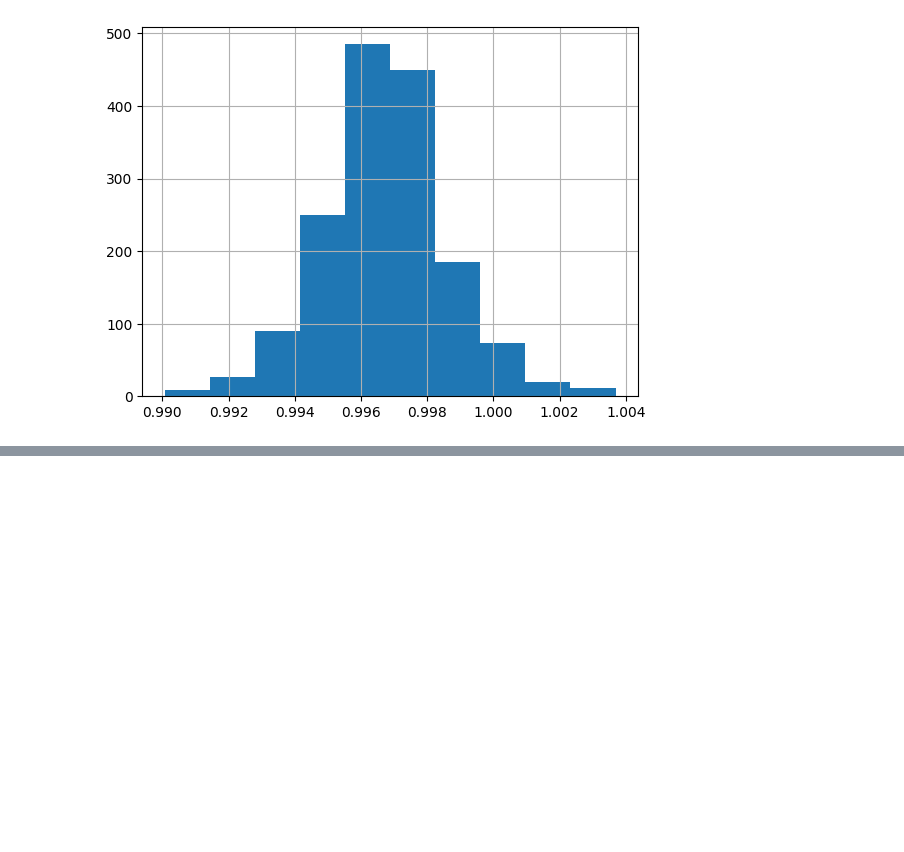
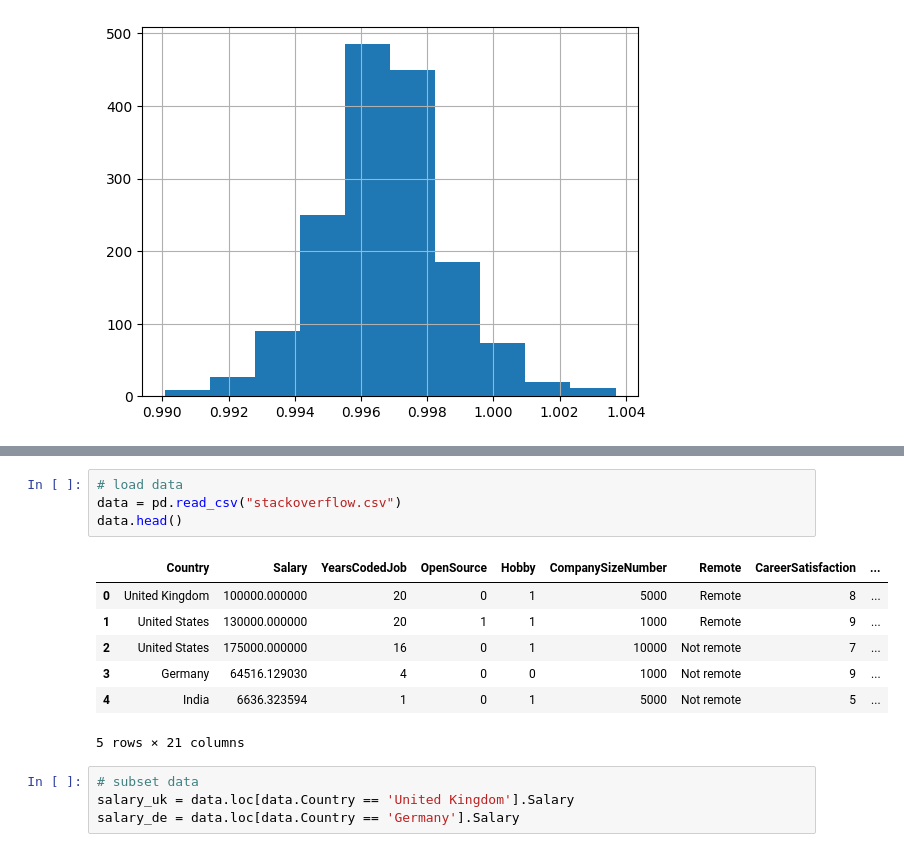
Before and after one commit to TimoCodez/Python-BIA, a Jupyter notebook: Intermediary_statistics.ipynb, the cells around one changed output, grey strips where cells are left out. Saved outputs shown, nothing was run; the diff lists cells and outputs as text; blank space fills up the shorter version.

```diff
--- a/Intermediary_statistics.ipynb
+++ b/Intermediary_statistics.ipynb
@@ -133,0 +140,16 @@ df.density.hist()
+# %%
+# load data
+data = pd.read_csv("stackoverflow.csv")
+data.head()
+# %% [output]
+|  | Country | Salary | YearsCodedJob | OpenSource | Hobby | CompanySizeNumber | Remote | CareerSatisfaction | ... |
+| 0 | United Kingdom | 100000.000000 | 20 | 0 | 1 | 5000 | Remote | 8 | ... |
+| 1 | United States | 130000.000000 | 20 | 1 | 1 | 1000 | Remote | 9 | ... |
+| 2 | United States | 175000.000000 | 16 | 0 | 1 | 10000 | Not remote | 7 | ... |
+| 3 | Germany | 64516.129030 | 4 | 0 | 0 | 1000 | Not remote | 9 | ... |
+| 4 | India | 6636.323594 | 1 | 0 | 1 | 5000 | Not remote | 5 | ... |
+5 rows × 21 columns
+# %%
+# subset data
+salary_uk = data.loc[data.Country == 'United Kingdom'].Salary
+salary_de = data.loc[data.Country == 'Germany'].Salary
```
Also changed, not shown: parts of 6 cells of this notebook.
